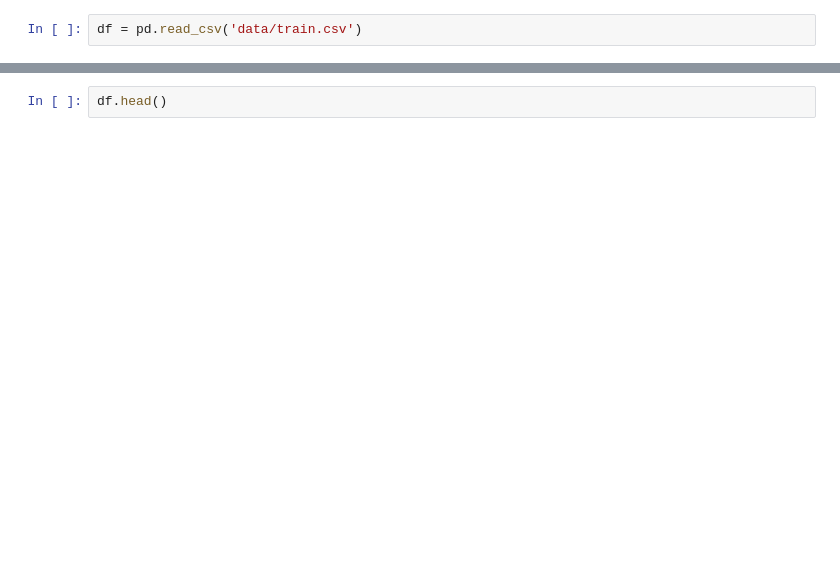
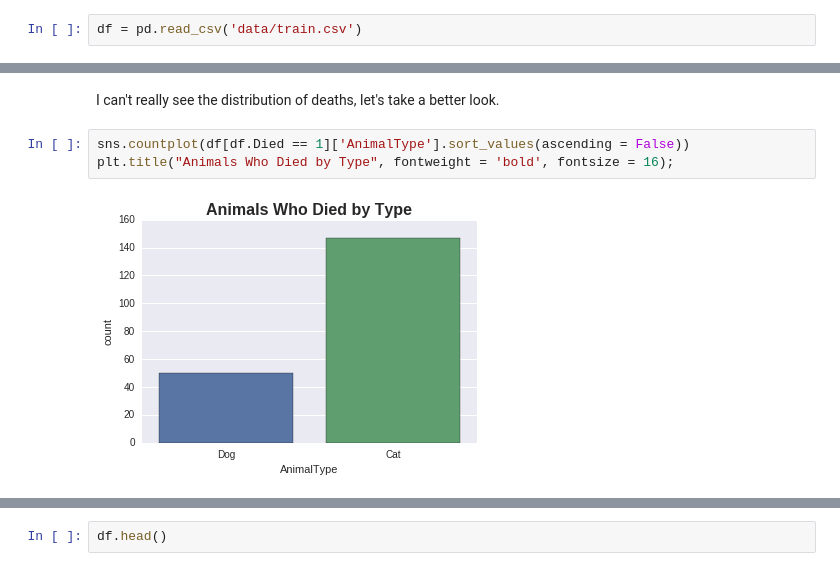
Before and after one commit to reztip/animal_shelter, a Jupyter notebook: Untitled.ipynb, the cells around one changed output, grey strips where cells are left out. Cells and saved outputs as stored; diff of their text form; blank space fills up the shorter version.

```diff
--- a/Untitled.ipynb
+++ b/Untitled.ipynb
@@ -43,0 +54,7 @@ df['Neutered'] = df.SexuponOutcome.map(fixed)
+# %% [markdown]
+I can't really see the distribution of deaths, let's take a better look.
+# %%
+sns.countplot(df[df.Died == 1]['AnimalType'].sort_values(ascending = False))
+plt.title("Animals Who Died by Type", fontweight = 'bold', fontsize = 16);
+# %% [output]
+[figure, added]
```
Also changed, not shown: parts of 25 cells of this notebook, 1 other file.
